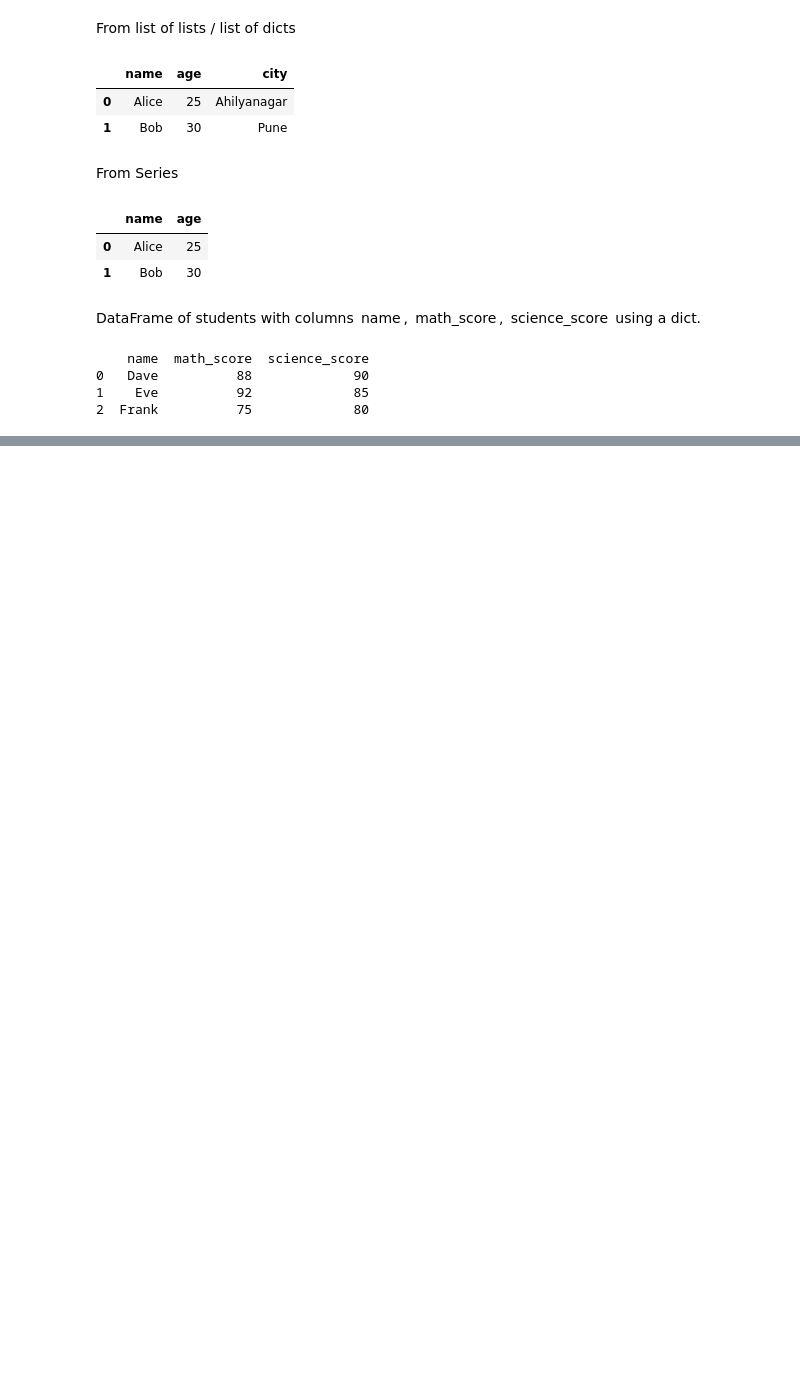
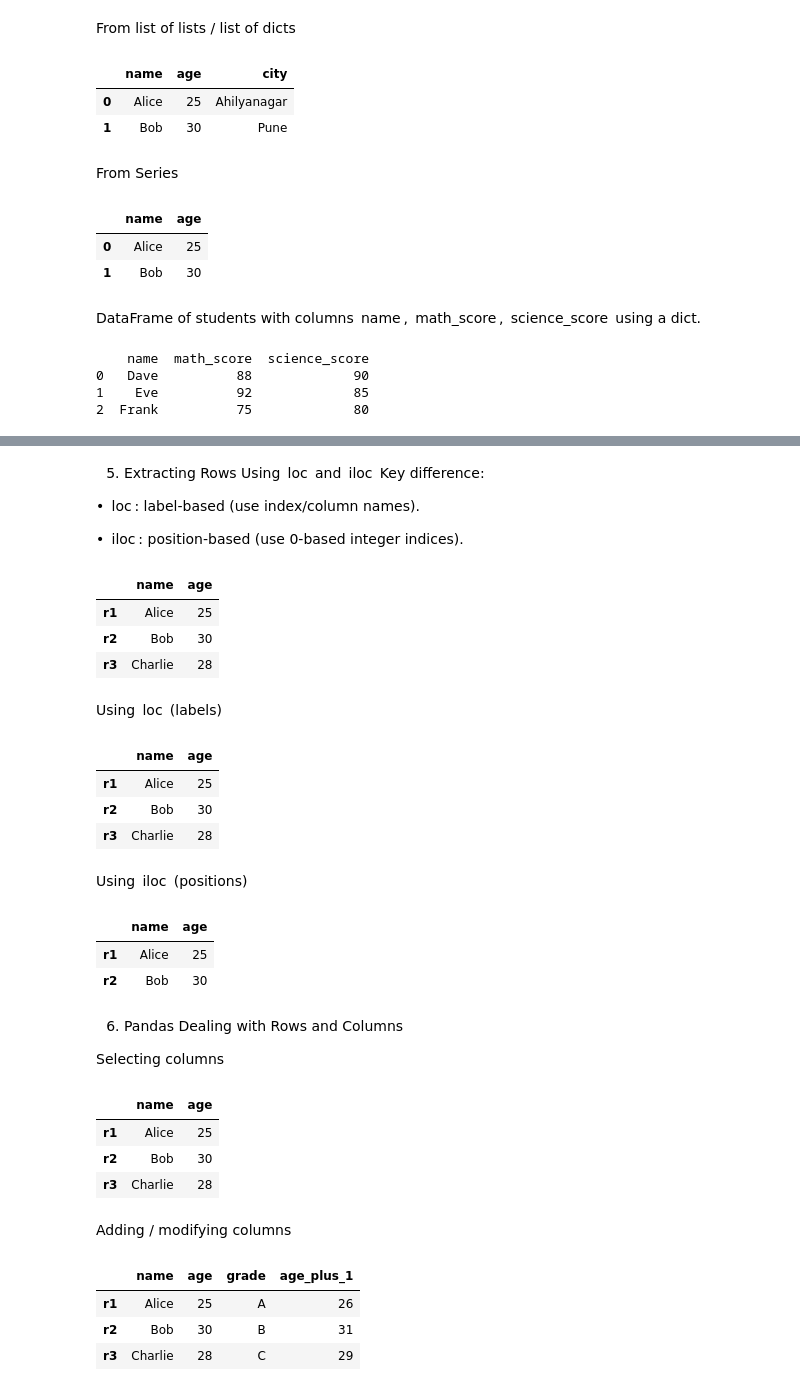
Before and after one commit to Tejas125/Learn-PySpark, a Jupyter notebook: Day 5/pandas_practice_1.ipynb, the cells around one changed output, grey strips where cells are left out. Drawn from its saved outputs; the diff is of its cells as text; code cells hidden in the pictures; blank space fills up the shorter version.

Commit message:
Full Day work around Pandas. Added a new file data.csv and mydb.sqlite to the Day 5 folder. Updated the pandas_practice_1.ipynb file with new code snippets and exercises.

```diff
--- a/Day 5/pandas_practice_1.ipynb
+++ b/Day 5/pandas_practice_1.ipynb
@@ -115,0 +180,55 @@ print(df_students)
+# %% [markdown]
+5. Extracting Rows Using  loc  and  iloc
+Key difference:
+
+•	 loc : label-based (use index/column names).
+
+•	 iloc : position-based (use 0-based integer indices).
+# %%
+df = pd.DataFrame({
+    'name': ['Alice', 'Bob', 'Charlie'],
+    'age': [25, 30, 28],
+}, index=['r1', 'r2', 'r3'])
+df
+# %% [output]
+|  | name | age |
+| r1 | Alice | 25 |
+| r2 | Bob | 30 |
+| r3 | Charlie | 28 |
+# %% [markdown]
+Using  loc  (labels)
+# %%
+# Single row by label
+df.loc['r2']
+
+# Multiple rows
+df.loc[['r1', 'r3']]
+
+# Row and column by label
+df.loc['r2', 'age']
+
+# Slice (end inclusive)
+df.loc['r1':'r3', 'name':'age']  # includes 'r3' and 'age'
+# %% [output]
+|  | name | age |
+| r1 | Alice | 25 |
+| r2 | Bob | 30 |
+| r3 | Charlie | 28 |
+# %% [markdown]
+Using  iloc  (positions)
+# %%
+# Single row by position
+df.iloc[1]  # second row
+
+# Multiple rows
+df.iloc[[0, 2]]
+
+# Row and column by position
+df.iloc[1, 1]  # second row, second column
+
+# Slice (end exclusive)
+df.iloc[0:2, 0:2]  # rows 0,1; cols 0,1 (end not included)
+# %% [output]
+|  | name | age |
+| r1 | Alice | 25 |
+| r2 | Bob | 30 |
@@ -115,0 +239,23 @@ print(df_students)
+# %% [markdown]
+6. Pandas Dealing with Rows and Columns
+
+Selecting columns
+# %%
+df['name']          # Series
+df[['name', 'age']] # DataFrame
+# %% [output]
+|  | name | age |
+| r1 | Alice | 25 |
+| r2 | Bob | 30 |
+| r3 | Charlie | 28 |
+# %% [markdown]
+Adding / modifying columns
+# %%
+df['grade'] = ['A', 'B', 'C']
+df['age_plus_1'] = df['age'] + 1
+df
+# %% [output]
+|  | name | age | grade | age_plus_1 |
+| r1 | Alice | 25 | A | 26 |
+| r2 | Bob | 30 | B | 31 |
+| r3 | Charlie | 28 | C | 29 |
```
Also changed, not shown: parts of 31 cells of this notebook, 4 other files.
